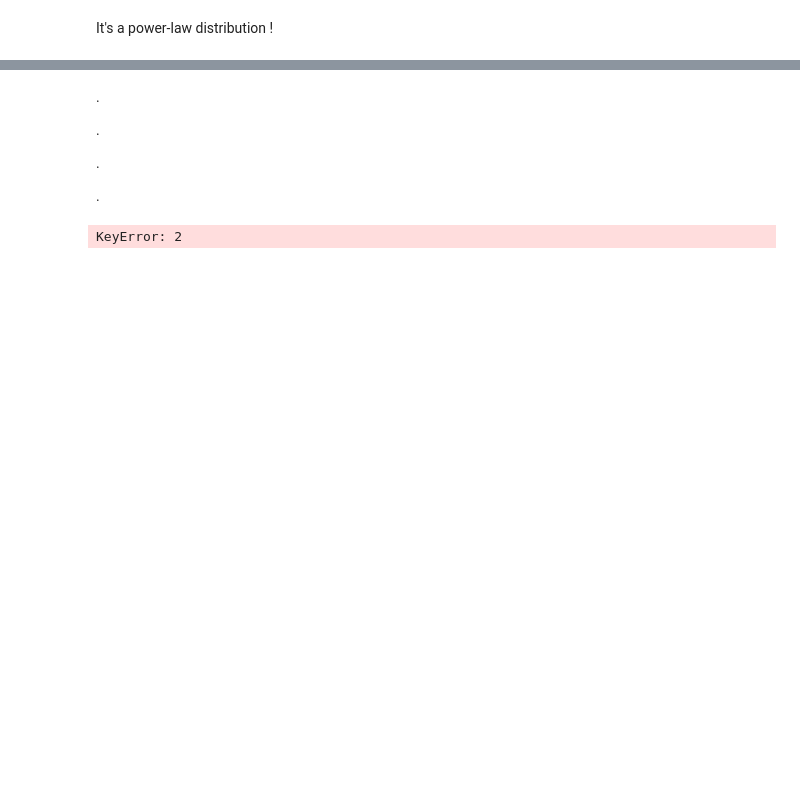
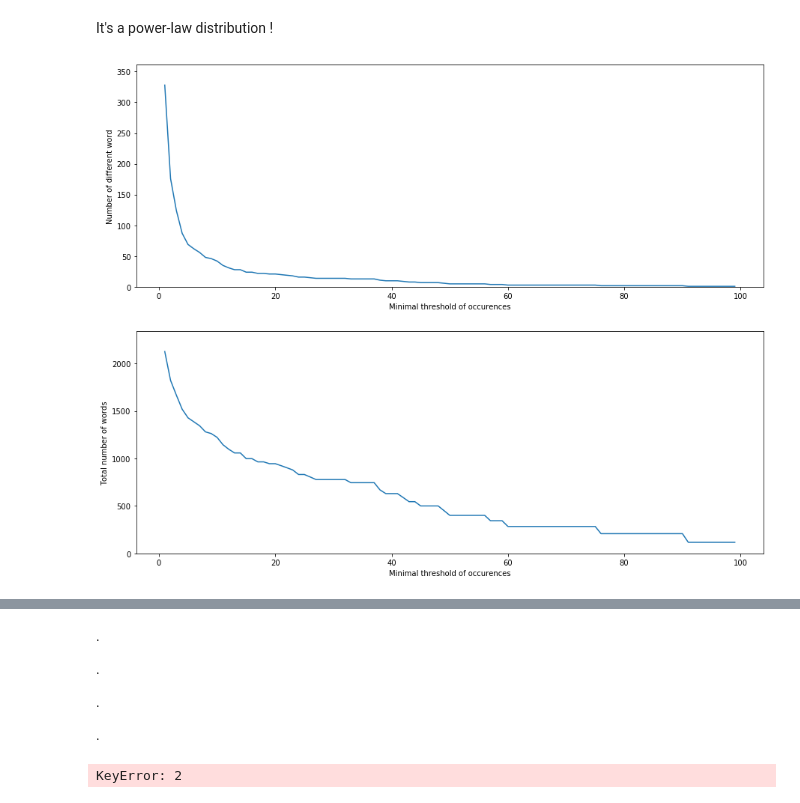
Before and after one commit to Krysis789/MLproject2, a Jupyter notebook: full_pipeline.ipynb, the cells around one changed output, grey strips where cells are left out. Cells and saved outputs as stored; diff of their text form; code cells hidden in the pictures; blank space fills up the shorter version.

```diff
--- a/full_pipeline.ipynb
+++ b/full_pipeline.ipynb
@@ -361,23 +353,25 @@ It's a power-law distribution !
 # %%
 plt.subplots(figsize=(15,12))
 x = range(1,100)
 y1 = []
 y2 = []
 for threshold in x :
     y1.append(sum(full_vocab_spell["number occ"]>threshold))
     y2.append(sum(full_vocab_spell[full_vocab_spell["number occ"]>threshold]["number occ"]))
 plt.subplot(211)
 plt.xlabel("Minimal threshold of occurences")
 plt.ylabel("Number of different word")
 plt.ylim(0,max(y1)*1.1)
 plt.plot(x,y1)
 plt.subplot(212)
 plt.xlabel("Minimal threshold of occurences")
 plt.ylabel("Total number of words")
 plt.ylim(0,max(y2)*1.1)
 plt.plot(x,y2)
-plt.fig_save("Plot/threshold_build_vocab_fig3.png")
+plt.savefig("Plot/threshold_build_vocab_fig3.png")
 plt.show()
+# %% [output]
+[figure, added]
 # %%
 plt.yscale("log")
 plt.hist(full_vocab_spell["number occ"],bins=50)
```
Also changed, not shown: parts of 14 cells of this notebook.
